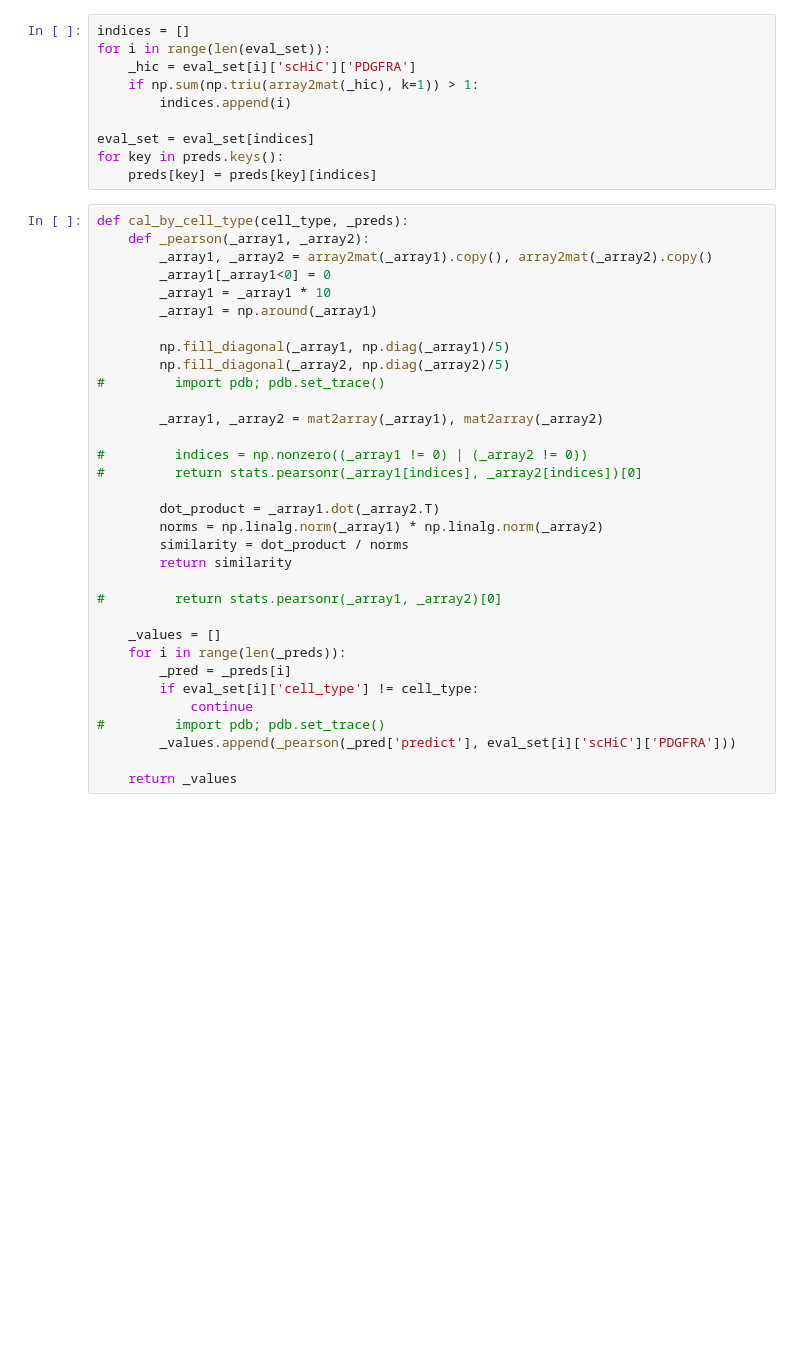
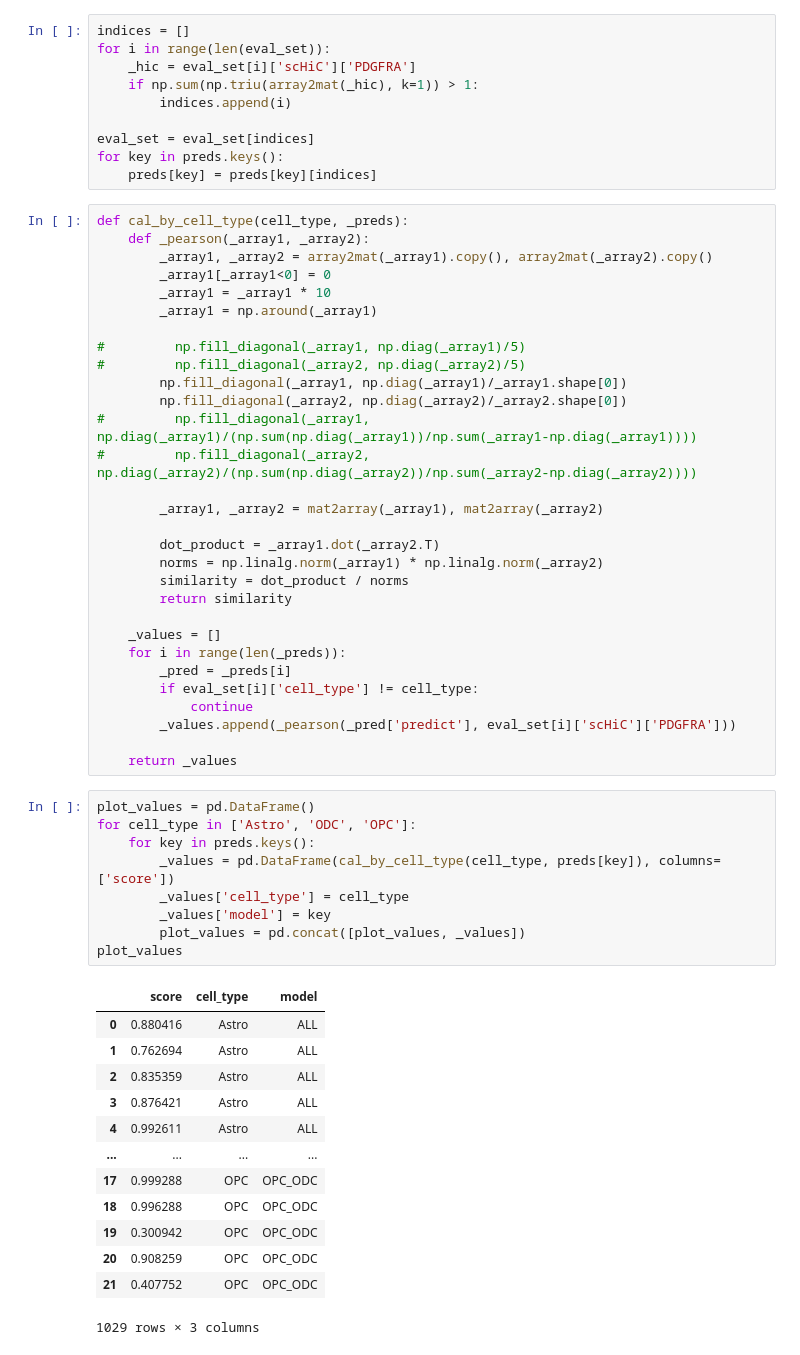
Before and after one commit to 4dglab/SEE, a Jupyter notebook: analyse/quality/PDGFRA_generalization.ipynb, the cells around one changed output. Cells and saved outputs as stored; diff of their text form; blank space fills up the shorter version.

```diff
--- a/analyse/quality/PDGFRA_generalization.ipynb
+++ b/analyse/quality/PDGFRA_generalization.ipynb
@@ -46,29 +46,49 @@ def cal_by_cell_type(cell_type, _preds):
         _array1 = _array1 * 10
         _array1 = np.around(_array1)
 
-        np.fill_diagonal(_array1, np.diag(_array1)/5)
-        np.fill_diagonal(_array2, np.diag(_array2)/5)
-#         import pdb; pdb.set_trace()
+#         np.fill_diagonal(_array1, np.diag(_array1)/5)
+#         np.fill_diagonal(_array2, np.diag(_array2)/5)
+        np.fill_diagonal(_array1, np.diag(_array1)/_array1.shape[0])
+        np.fill_diagonal(_array2, np.diag(_array2)/_array2.shape[0])
+#         np.fill_diagonal(_array1, np.diag(_array1)/(np.sum(np.diag(_array1))/np.sum(_array1-np.diag(_array1))))
+#         np.fill_diagonal(_array2, np.diag(_array2)/(np.sum(np.diag(_array2))/np.sum(_array2-np.diag(_array2))))
 
         _array1, _array2 = mat2array(_array1), mat2array(_array2)
-
-#         indices = np.nonzero((_array1 != 0) | (_array2 != 0))
-#         return stats.pearsonr(_array1[indices], _array2[indices])[0]
 
         dot_product = _array1.dot(_array2.T)
         norms = np.linalg.norm(_array1) * np.linalg.norm(_array2)
         similarity = dot_product / norms
         return similarity
 
-#         return stats.pearsonr(_array1, _array2)[0]
-
     _values = []
     for i in range(len(_preds)):
         _pred = _preds[i]
         if eval_set[i]['cell_type'] != cell_type:
             continue
-#         import pdb; pdb.set_trace()
         _values.append(_pearson(_pred['predict'], eval_set[i]['scHiC']['PDGFRA']))
 
     return _values
+# %%
+plot_values = pd.DataFrame()
+for cell_type in ['Astro', 'ODC', 'OPC']:
+    for key in preds.keys():
+        _values = pd.DataFrame(cal_by_cell_type(cell_type, preds[key]), columns=['score'])
+        _values['cell_type'] = cell_type
+        _values['model'] = key
+        plot_values = pd.concat([plot_values, _values])
+plot_values
+# %% [output]
+|  | score | cell_type | model |
+| 0 | 0.880416 | Astro | ALL |
+| 1 | 0.762694 | Astro | ALL |
+| 2 | 0.835359 | Astro | ALL |
+| 3 | 0.876421 | Astro | ALL |
+| 4 | 0.992611 | Astro | ALL |
+| ... | ... | ... | ... |
+| 17 | 0.999288 | OPC | OPC_ODC |
+| 18 | 0.996288 | OPC | OPC_ODC |
+| 19 | 0.300942 | OPC | OPC_ODC |
+| 20 | 0.908259 | OPC | OPC_ODC |
+| 21 | 0.407752 | OPC | OPC_ODC |
+1029 rows × 3 columns
 # %%
```
Also changed, not shown: parts of 3 cells of this notebook, 8 other files.
